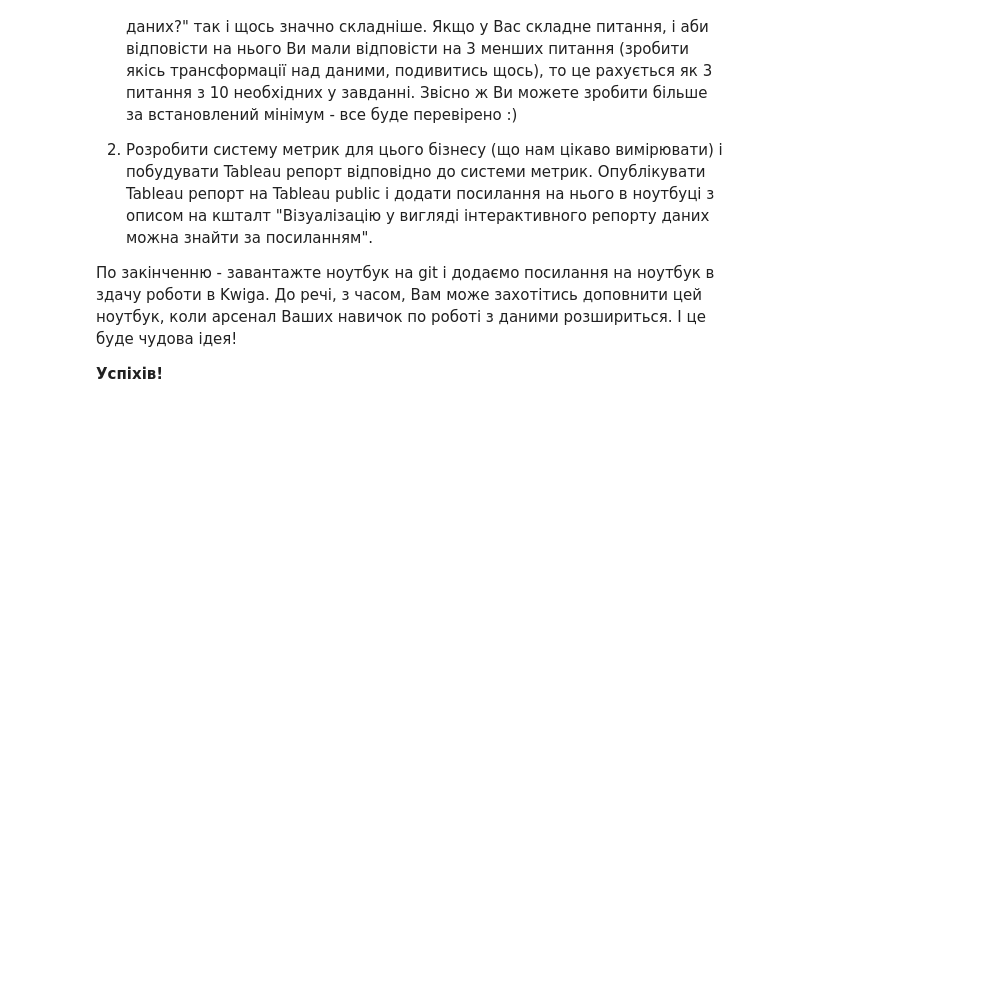
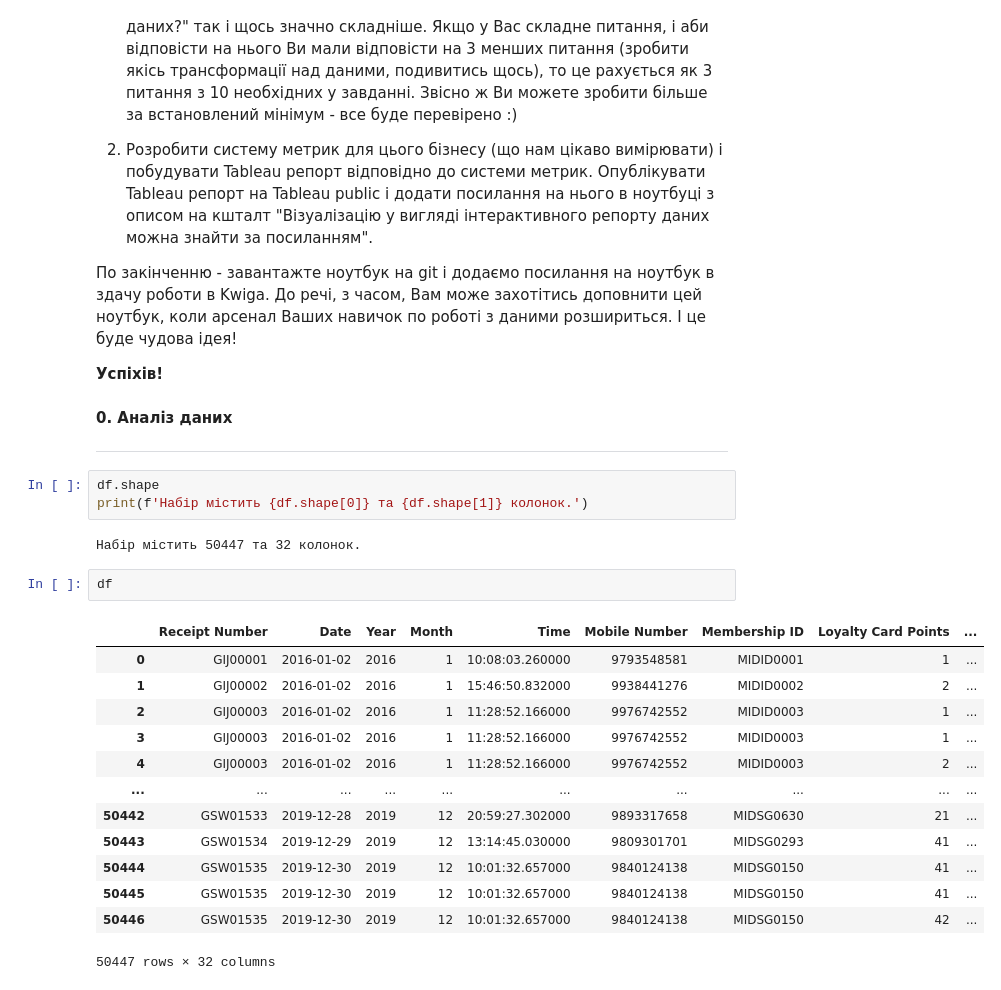
Before and after one commit to oleg-zao/My-Python-Home-Work, a Jupyter notebook: Final_Project_Grocery_store_sales_analysis.ipynb, the cells around one changed output. Drawn from its saved outputs; the diff is of its cells as text; blank space fills up the shorter version.

```diff
--- a/Final_Project_Grocery_store_sales_analysis.ipynb
+++ b/Final_Project_Grocery_store_sales_analysis.ipynb
@@ -96,3 +96,28 @@ df.head()
 До речі, з часом, Вам може захотітись доповнити цей ноутбук, коли арсенал Ваших навичок по роботі з даними розшириться. І це буде чудова ідея!
 
 **Успіхів!**
+# %% [markdown]
+**0. Аналіз даних**
+
+---
+# %%
+df.shape
+print(f'Набір містить {df.shape[0]} та {df.shape[1]} колонок.')
+# %% [output]
+Набір містить 50447 та 32 колонок.
+# %%
+df
+# %% [output]
+|  | Receipt Number | Date | Year | Month | Time | Mobile Number | Membership ID | Loyalty Card Points | ... |
+| 0 | GIJ00001 | 2016-01-02 | 2016 | 1 | 10:08:03.260000 | 9793548581 | MIDID0001 | 1 | ... |
+| 1 | GIJ00002 | 2016-01-02 | 2016 | 1 | 15:46:50.832000 | 9938441276 | MIDID0002 | 2 | ... |
+| 2 | GIJ00003 | 2016-01-02 | 2016 | 1 | 11:28:52.166000 | 9976742552 | MIDID0003 | 1 | ... |
+| 3 | GIJ00003 | 2016-01-02 | 2016 | 1 | 11:28:52.166000 | 9976742552 | MIDID0003 | 1 | ... |
+| 4 | GIJ00003 | 2016-01-02 | 2016 | 1 | 11:28:52.166000 | 9976742552 | MIDID0003 | 2 | ... |
+| ... | ... | ... | ... | ... | ... | ... | ... | ... | ... |
+| 50442 | GSW01533 | 2019-12-28 | 2019 | 12 | 20:59:27.302000 | 9893317658 | MIDSG0630 | 21 | ... |
+| 50443 | GSW01534 | 2019-12-29 | 2019 | 12 | 13:14:45.030000 | 9809301701 | MIDSG0293 | 41 | ... |
+| 50444 | GSW01535 | 2019-12-30 | 2019 | 12 | 10:01:32.657000 | 9840124138 | MIDSG0150 | 41 | ... |
+| 50445 | GSW01535 | 2019-12-30 | 2019 | 12 | 10:01:32.657000 | 9840124138 | MIDSG0150 | 41 | ... |
+| 50446 | GSW01535 | 2019-12-30 | 2019 | 12 | 10:01:32.657000 | 9840124138 | MIDSG0150 | 42 | ... |
+50447 rows × 32 columns
```
Also changed, not shown: parts of 2 cells of this notebook.
